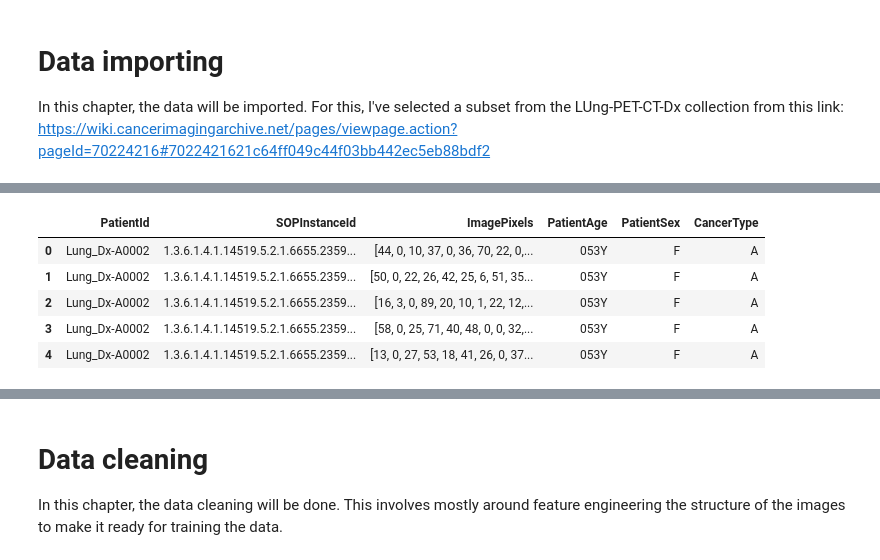
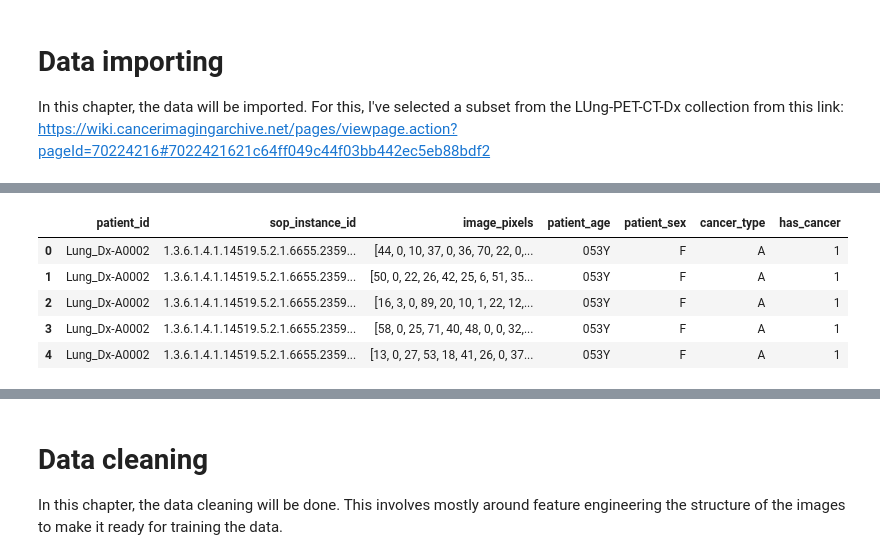
Before and after one commit to arondejong99/final-project-elu, a Jupyter notebook: final-project.ipynb, the cells around one changed output, grey strips where cells are left out. Drawn from its saved outputs; the diff is of its cells as text; code cells hidden in the pictures.

```diff
--- a/final-project.ipynb
+++ b/final-project.ipynb
@@ -49,21 +49,21 @@ Execution time: 116.70613408088684 seconds
 # %%
 # Put created lists into dataframe
-colNames = ["PatientId", "SOPInstanceId", "ImagePixels", "PatientAge", "PatientSex", "CancerType"]
-data = [patient_id, sop_instance_uid, pixels, age, sex, cancer_type]
+colNames = ["patient_id", "sop_instance_id", "image_pixels", "patient_age", "patient_sex", "cancer_type", 'has_cancer']
+data = [patient_id, sop_instance_uid, pixels, age, sex, cancer_type, 1]
 
 df = pd.DataFrame()
 
 for colName, values in tqdm(zip(colNames, data)):
     df[colName] = values
 
 display(df.head())
 # %% [output]
-|  | PatientId | SOPInstanceId | ImagePixels | PatientAge | PatientSex | CancerType |
-| 0 | Lung_Dx-A0002 | 1.3.6.1.4.1.14519.5.2.1.6655.2359... | [44, 0, 10, 37, 0, 36, 70, 22, 0,... | 053Y | F | A |
-| 1 | Lung_Dx-A0002 | 1.3.6.1.4.1.14519.5.2.1.6655.2359... | [50, 0, 22, 26, 42, 25, 6, 51, 35... | 053Y | F | A |
-| 2 | Lung_Dx-A0002 | 1.3.6.1.4.1.14519.5.2.1.6655.2359... | [16, 3, 0, 89, 20, 10, 1, 22, 12,... | 053Y | F | A |
-| 3 | Lung_Dx-A0002 | 1.3.6.1.4.1.14519.5.2.1.6655.2359... | [58, 0, 25, 71, 40, 48, 0, 0, 32,... | 053Y | F | A |
-| 4 | Lung_Dx-A0002 | 1.3.6.1.4.1.14519.5.2.1.6655.2359... | [13, 0, 27, 53, 18, 41, 26, 0, 37... | 053Y | F | A |
+|  | patient_id | sop_instance_id | image_pixels | patient_age | patient_sex | cancer_type | has_cancer |
+| 0 | Lung_Dx-A0002 | 1.3.6.1.4.1.14519.5.2.1.6655.2359... | [44, 0, 10, 37, 0, 36, 70, 22, 0,... | 053Y | F | A | 1 |
+| 1 | Lung_Dx-A0002 | 1.3.6.1.4.1.14519.5.2.1.6655.2359... | [50, 0, 22, 26, 42, 25, 6, 51, 35... | 053Y | F | A | 1 |
+| 2 | Lung_Dx-A0002 | 1.3.6.1.4.1.14519.5.2.1.6655.2359... | [16, 3, 0, 89, 20, 10, 1, 22, 12,... | 053Y | F | A | 1 |
+| 3 | Lung_Dx-A0002 | 1.3.6.1.4.1.14519.5.2.1.6655.2359... | [58, 0, 25, 71, 40, 48, 0, 0, 32,... | 053Y | F | A | 1 |
+| 4 | Lung_Dx-A0002 | 1.3.6.1.4.1.14519.5.2.1.6655.2359... | [13, 0, 27, 53, 18, 41, 26, 0, 37... | 053Y | F | A | 1 |
 # %%
 # Extract the normal lungs images from the zip file
 normalLungs = "C:/Users/ardejong/Documents/final-project-elu/final-project-elu/normal_ct_scans.zip"
```
Also changed, not shown: parts of 13 cells of this notebook.
